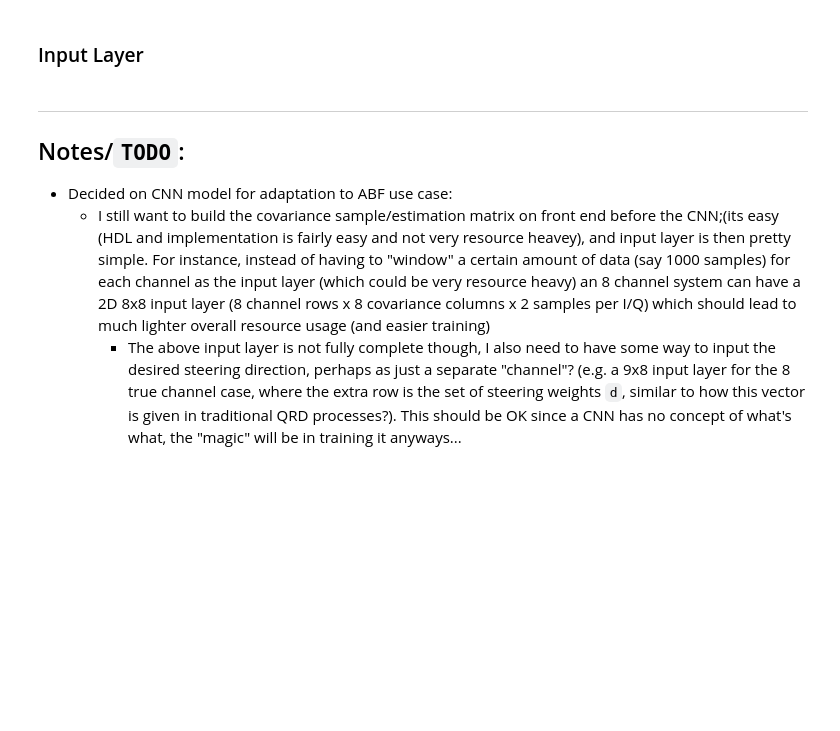
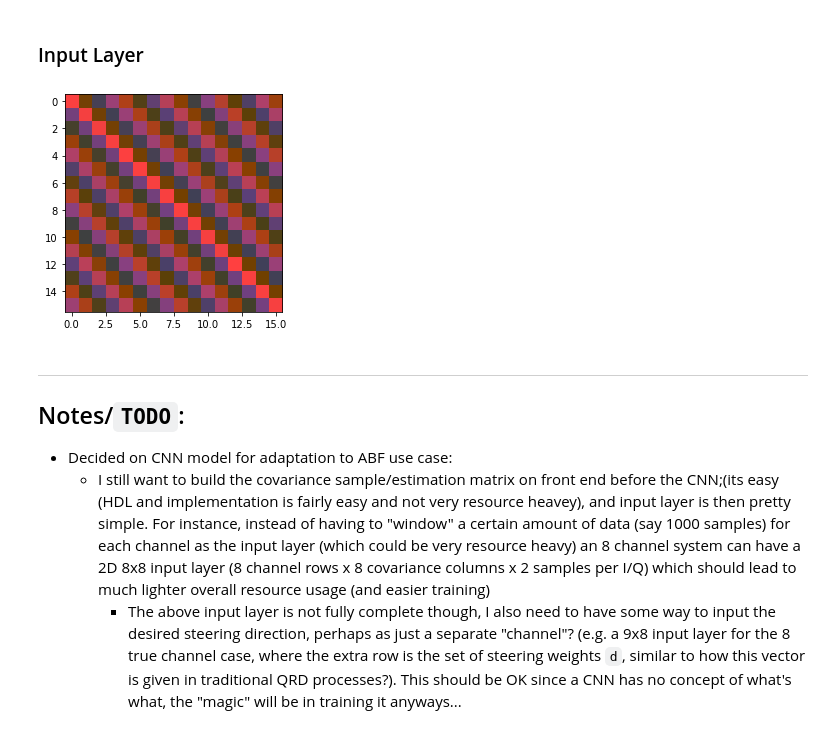
Before and after one commit to JohnnyGOX17/jhu-masters-thesis, a Jupyter notebook: src/notebooks/ML_ABF_beamformer_ULA.ipynb, the cells around one changed output. Cells and saved outputs as stored; diff of their text form; code cells hidden in the pictures; blank space fills up the shorter version.

```diff
--- a/src/notebooks/ML_ABF_beamformer_ULA.ipynb
+++ b/src/notebooks/ML_ABF_beamformer_ULA.ipynb
@@ -244,6 +246,19 @@ Here we can see that the off-angle interference wave is nulled out of the freque
 ## ML Beamforming
 # %% [markdown]
 ### Input Layer
+# %%
+test_x = rx_all @ rx_all.T.conj()
+test_re = test_x.real
+test_im = test_x.imag
+# create (N, N, 3) false color matrix for plotting covariance matrix values
+full_test = np.dstack((test_re, np.zeros((N,N)), test_im))
+ind_max = np.unravel_index(np.argmax(full_test, axis=None), full_test.shape)
+ind_min = np.unravel_index(np.argmin(full_test, axis=None), full_test.shape)
+full_test = (full_test + np.abs(full_test[ind_min]))/(full_test[ind_max] + np.abs(full_test[ind_min]))
+plt.imshow(full_test)
+plt.show()
+# %% [output]
+[figure, added]
 # %% [markdown]
 ---
 
```
Also changed, not shown: parts of 5 cells of this notebook.
